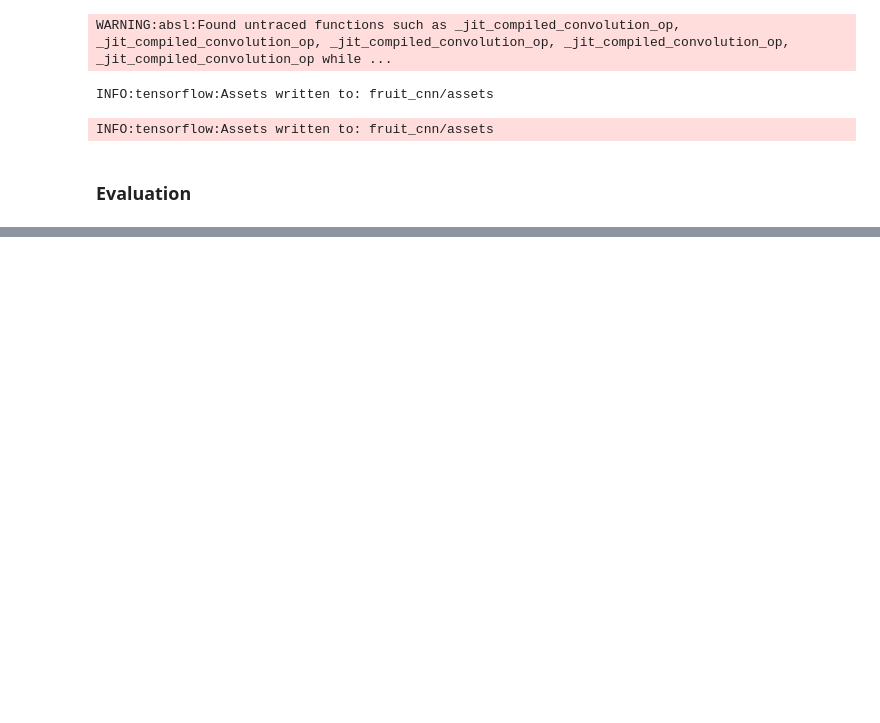
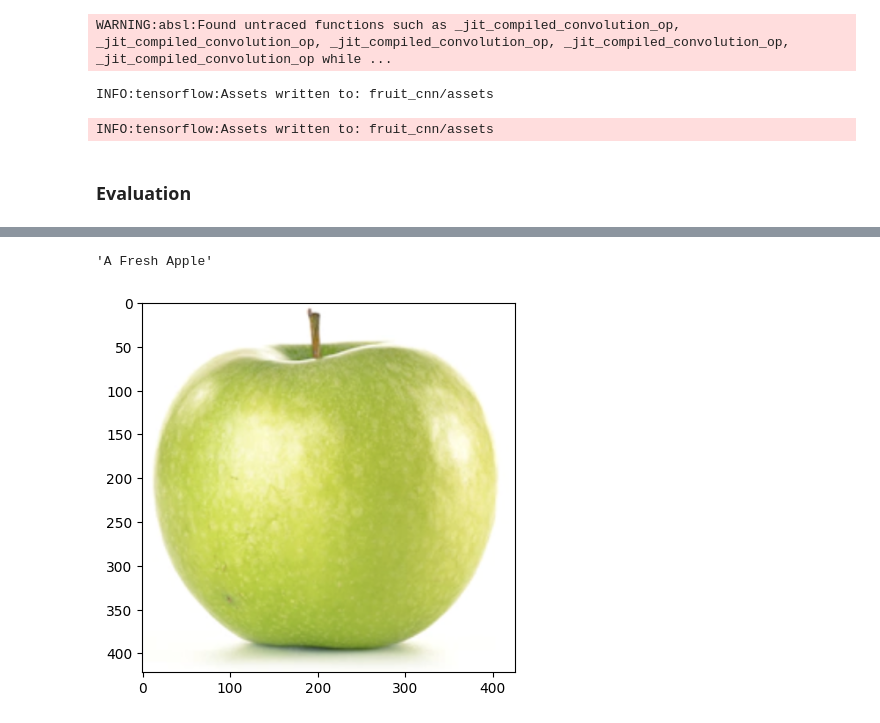
Before and after one commit to MajidKouki/fruit-classification, a Jupyter notebook: fruit-classification.ipynb, the cells around one changed output, grey strips where cells are left out. Drawn from its saved outputs; the diff is of its cells as text; code cells hidden in the pictures; blank space fills up the shorter version.

```diff
--- a/fruit-classification.ipynb
+++ b/fruit-classification.ipynb
@@ -253,0 +259,4 @@ def predict_fruit(image_path):
+# %%
+# Predict fruits with the predict_fruit function
+predict_fruit("dataset/test/freshapples/Screen Shot 2018-06-08 at 5.03.40 PM.png")
+# %% [output]
@@ -254 +264,3 @@ def predict_fruit(image_path):
+'A Fresh Apple'
+[figure, added]
 # %%
```
Also changed, not shown: parts of 5 cells of this notebook.
